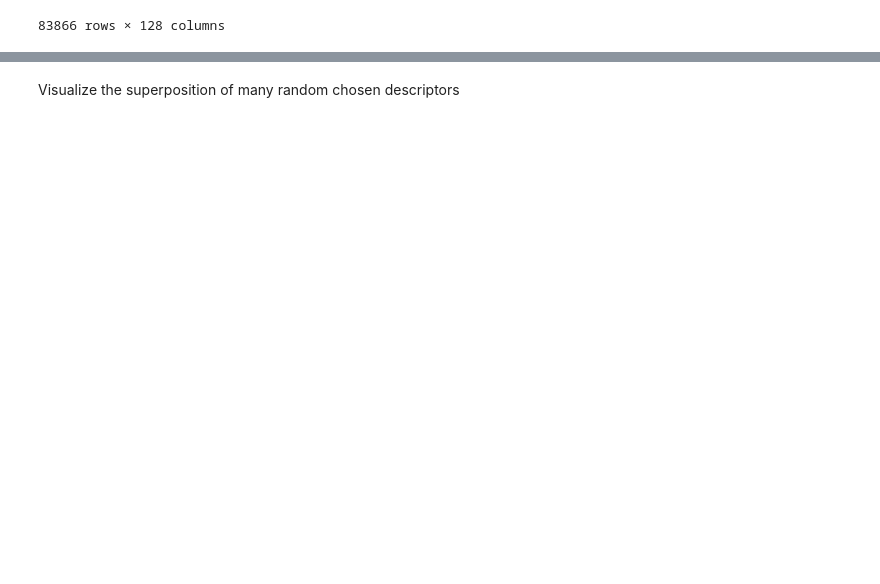
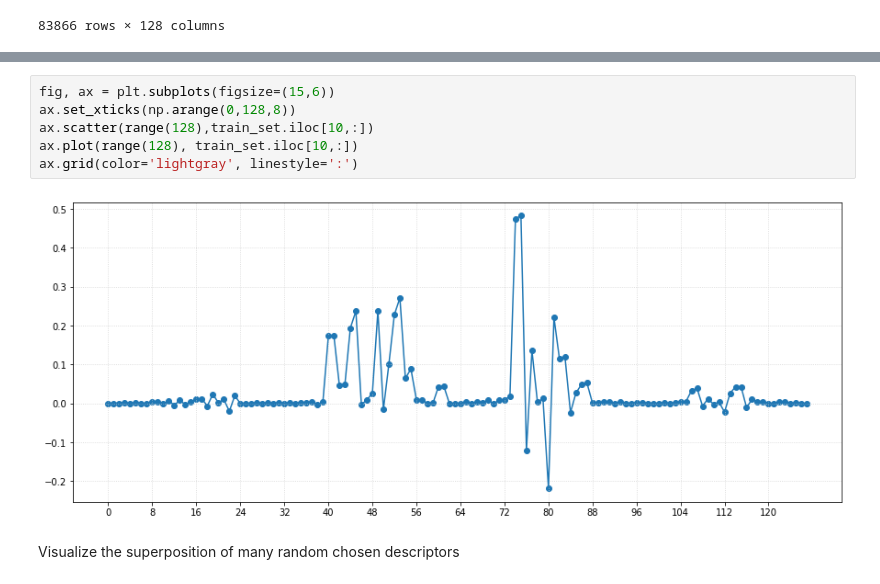
Before and after one commit to donaldssh/3DAR_project_descriptors, a Jupyter notebook: Surf_Autoencoder_development.ipynb, the cells around one changed output, grey strips where cells are left out. Saved outputs shown, nothing was run; the diff lists cells and outputs as text; blank space fills up the shorter version.

```diff
--- a/Surf_Autoencoder_development.ipynb
+++ b/Surf_Autoencoder_development.ipynb
@@ -115,2 +154,10 @@ Can we exploit the regularities in the descriptors?
+# %%
+fig, ax = plt.subplots(figsize=(15,6))
+ax.set_xticks(np.arange(0,128,8))
+ax.scatter(range(128),train_set.iloc[10,:])
+ax.plot(range(128), train_set.iloc[10,:])
+ax.grid(color='lightgray', linestyle=':')
+# %% [output]
+[figure, added]
 # %% [markdown]
 Visualize the superposition of many random chosen descriptors
```
Also changed, not shown: parts of 10 cells of this notebook.
